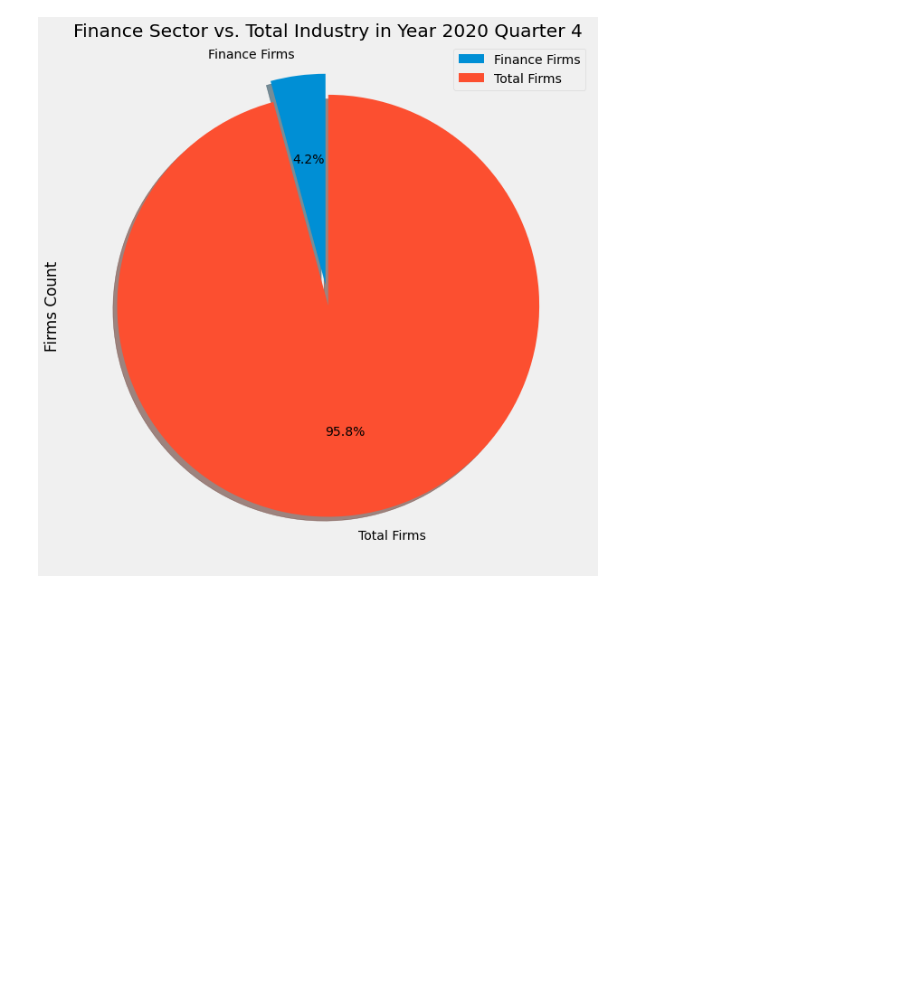
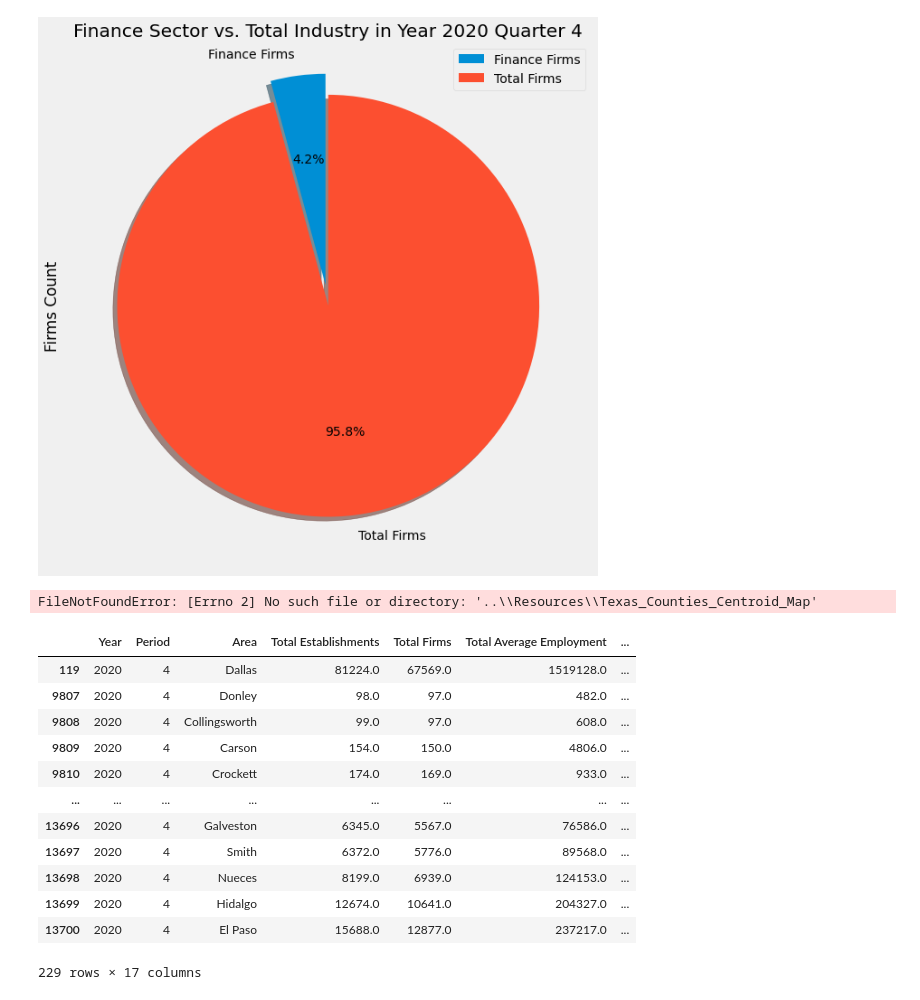
Before and after one commit to JuneB2021/Project1, a Jupyter notebook: Analytics File/unemployment_jb.ipynb, the cells around one changed output. Saved outputs shown, nothing was run; the diff lists cells and outputs as text; code cells hidden in the pictures; blank space fills up the shorter version.

```diff
--- a/Analytics File/unemployment_jb.ipynb
+++ b/Analytics File/unemployment_jb.ipynb
@@ -223,3 +223,48 @@ tx_total_firms_plot1.plot(figsize=(20, 10), kind='pie', explode=explode, autopct
 [figure]
 [figure]
 [figure]
+# %%
+# Load area coordinates data
+area_locations_df = pd.read_csv(
+    Path("../Resources/Texas_Counties_Centroid_Map")
+).drop_duplicates()
+area_locations_df.set_index("Area", inplace=True)
+
+
+# Review the DataFrame
+area_locations_df.head()
+# %% [output]
+FileNotFoundError: [Errno 2] No such file or directory: '..\\Resources\\Texas_Counties_Centroid_Map'
+# %%
+# Create dataframe for employment by area
+employment_by_area = all_employment_wages_df[(all_employment_wages_df["Area"] != "Texas") & (all_employment_wages_df["Quarter"] == "2020q4")]
+
+# Create a scatter mapbox to analyze neighborhood info
+employment_map = px.scatter_mapbox(
+    employment_by_area,
+    lat="Lat",
+    lon="Lon",
+    size="sale_price_sqr_foot",
+    color="gross_rent",
+    text="Neighborhood",
+    size_max=25,
+    zoom=11,
+    title="Average Sales Price per Square Foot and Gross Rent in San Francisco"
+)
+
+# Show the plot
+avg_sale_price_by_area.show()
+# %% [output]
+|  | Year | Period | Area | Total Establishments | Total Firms | Total Average Employment | ... |
+| 119 | 2020 | 4 | Dallas | 81224.0 | 67569.0 | 1519128.0 | ... |
+| 9807 | 2020 | 4 | Donley | 98.0 | 97.0 | 482.0 | ... |
+| 9808 | 2020 | 4 | Collingsworth | 99.0 | 97.0 | 608.0 | ... |
+| 9809 | 2020 | 4 | Carson | 154.0 | 150.0 | 4806.0 | ... |
+| 9810 | 2020 | 4 | Crockett | 174.0 | 169.0 | 933.0 | ... |
+| ... | ... | ... | ... | ... | ... | ... | ... |
+| 13696 | 2020 | 4 | Galveston | 6345.0 | 5567.0 | 76586.0 | ... |
+| 13697 | 2020 | 4 | Smith | 6372.0 | 5776.0 | 89568.0 | ... |
+| 13698 | 2020 | 4 | Nueces | 8199.0 | 6939.0 | 124153.0 | ... |
+| 13699 | 2020 | 4 | Hidalgo | 12674.0 | 10641.0 | 204327.0 | ... |
+| 13700 | 2020 | 4 | El Paso | 15688.0 | 12877.0 | 237217.0 | ... |
+229 rows × 17 columns
```
Also changed, not shown: parts of 1 cell of this notebook.
